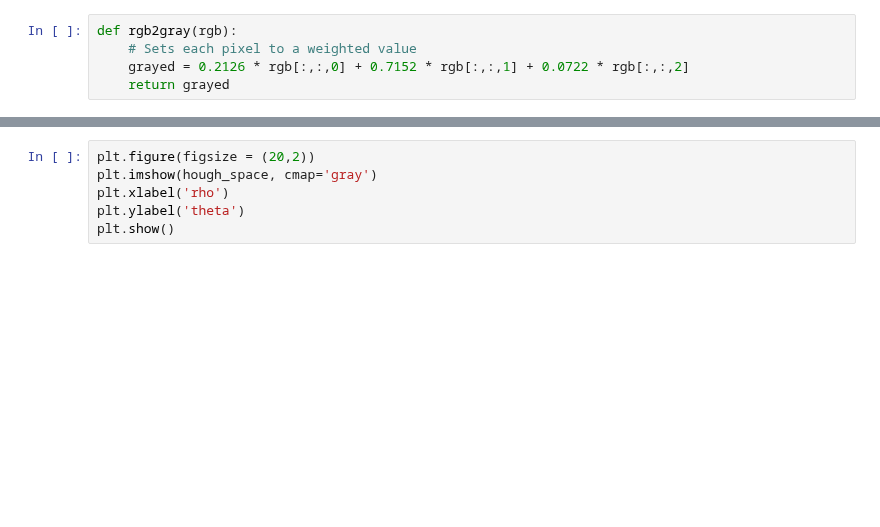
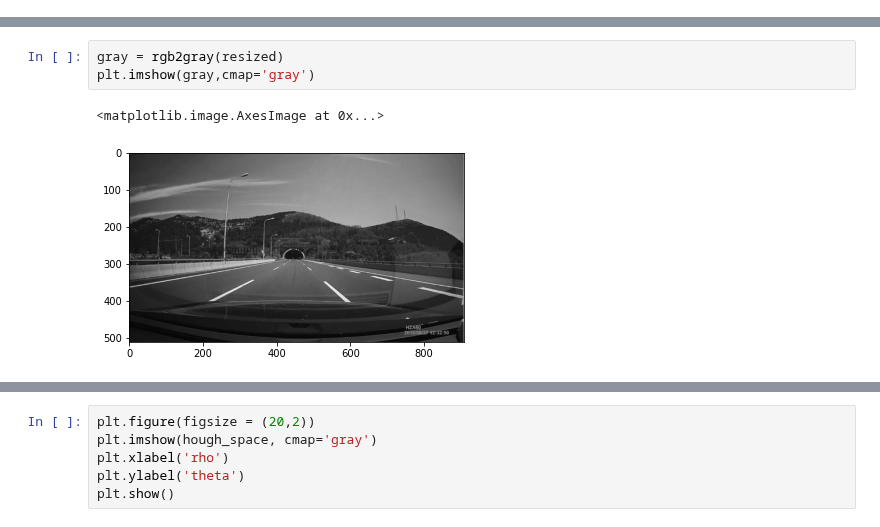
Before and after one commit to Beepbloop/lane_detection, a Jupyter notebook: EntireProcess.ipynb, the cells around one changed output, grey strips where cells are left out. Cells and saved outputs as stored; diff of their text form; blank space fills up the shorter version.

```diff
--- a/EntireProcess.ipynb
+++ b/EntireProcess.ipynb
@@ -8,5 +11,0 @@ import math
-# %%
-def rgb2gray(rgb):
-    # Sets each pixel to a weighted value
-    grayed = 0.2126 * rgb[:,:,0] + 0.7152 * rgb[:,:,1] + 0.0722 * rgb[:,:,2]
-    return grayed
@@ -259,0 +25,6 @@ def Hough_lines(img, line_length):
+# %%
+gray = rgb2gray(resized)
+plt.imshow(gray,cmap='gray')
+# %% [output]
+<matplotlib.image.AxesImage at 0x...>
+[figure, added]
```
Also changed, not shown: parts of 29 cells of this notebook, 7 other files.
